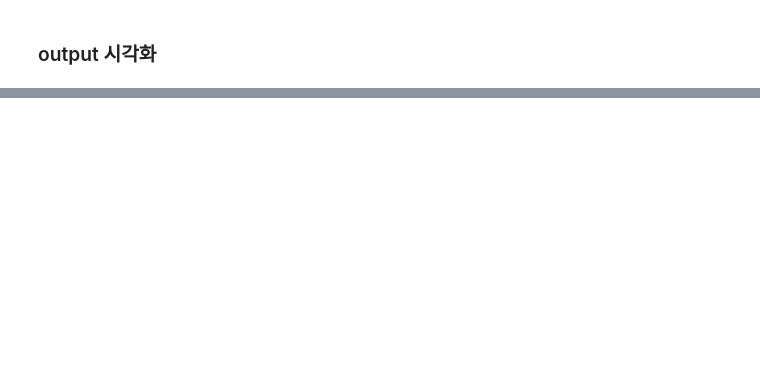
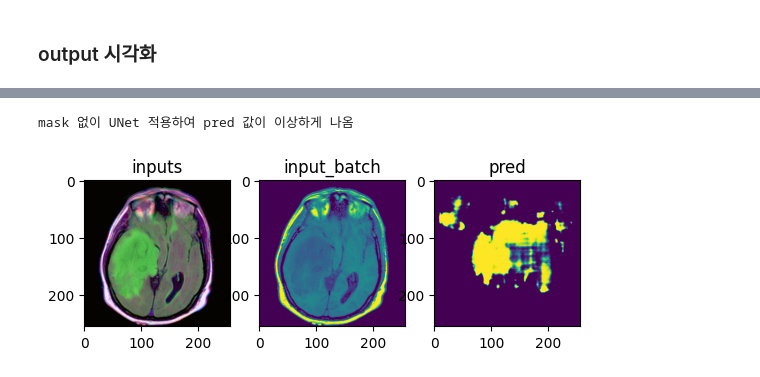
Before and after one commit to Sona0817/study, a Jupyter notebook: 05_논문리뷰/UNet/UNet_code.ipynb, the cells around one changed output, grey strips where cells are left out. Drawn from its saved outputs; the diff is of its cells as text; code cells hidden in the pictures; blank space fills up the shorter version.

```diff
--- a/05_논문리뷰/UNet/UNet_code.ipynb
+++ b/05_논문리뷰/UNet/UNet_code.ipynb
@@ -534,0 +563,4 @@ plt.show()
+# %%
+import torch
+model = torch.hub.load('mateuszbuda/brain-segmentation-pytorch', 'unet',
+    in_channels=3, out_channels=1, init_features=32, pretrained=True)
@@ -534,0 +570,28 @@ plt.show()
+# %%
+# Download an example image
+import urllib
+url, filename = ("https://github.com/mateuszbuda/brain-segmentation-pytorch/raw/master/assets/TCGA_CS_4944.png", "TCGA_CS_4944.png")
+try: urllib.URLopener().retrieve(url, filename)
+except: urllib.request.urlretrieve(url, filename)
+# %%
+import numpy as np
+from PIL import Image
+from torchvision import transforms
+
+input_image = Image.open(filename)
+m, s = np.mean(input_image, axis=(0, 1)), np.std(input_image, axis=(0, 1))
+preprocess = transforms.Compose([
+    transforms.ToTensor(),
+    transforms.Normalize(mean=m, std=s),
+])
+input_tensor = preprocess(input_image)
+input_batch = input_tensor.unsqueeze(0)
+
+if torch.cuda.is_available():
+    input_batch = input_batch.to('cuda')
+    model = model.to('cuda')
+
+with torch.no_grad():
+    output = model(input_batch)
+
+print(torch.round(output[0]))
@@ -534,0 +606,15 @@ plt.show()
+# %%
+print('mask 없이 UNet 적용하여 pred 값이 이상하게 나옴')
+fig, axes = plt.subplots(1, 3)
+
+axes[0].imshow(input_image)
+axes[0].set_title('inputs')
+axes[1].imshow(input_batch.detach().cpu().numpy()[0,0,:,:])
+axes[1].set_title('input_batch')
+axes[2].imshow(output.detach().cpu().numpy()[0,0,:,:])
+axes[2].set_title('pred')
+
+plt.show()
+# %% [output]
+mask 없이 UNet 적용하여 pred 값이 이상하게 나옴
+[figure, added]
```
Also changed, not shown: parts of 21 cells of this notebook.
